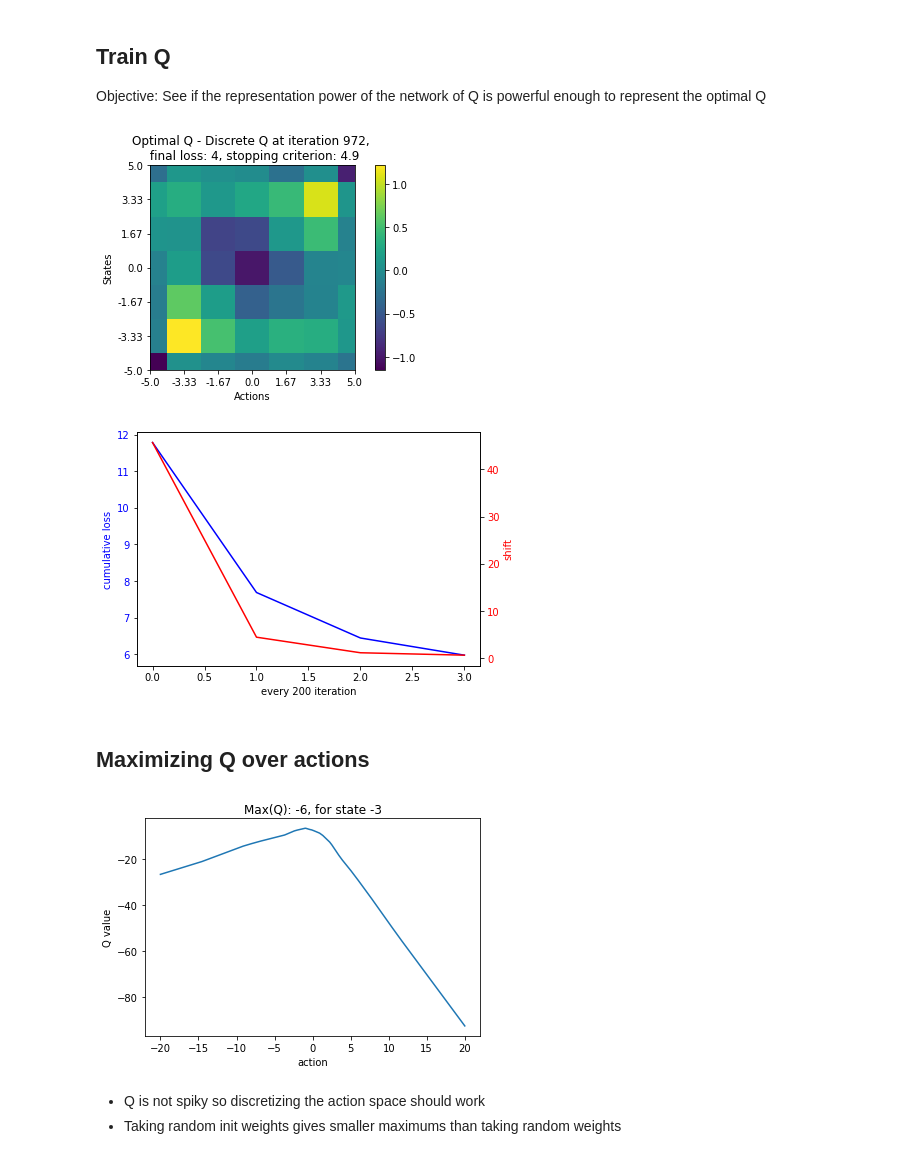
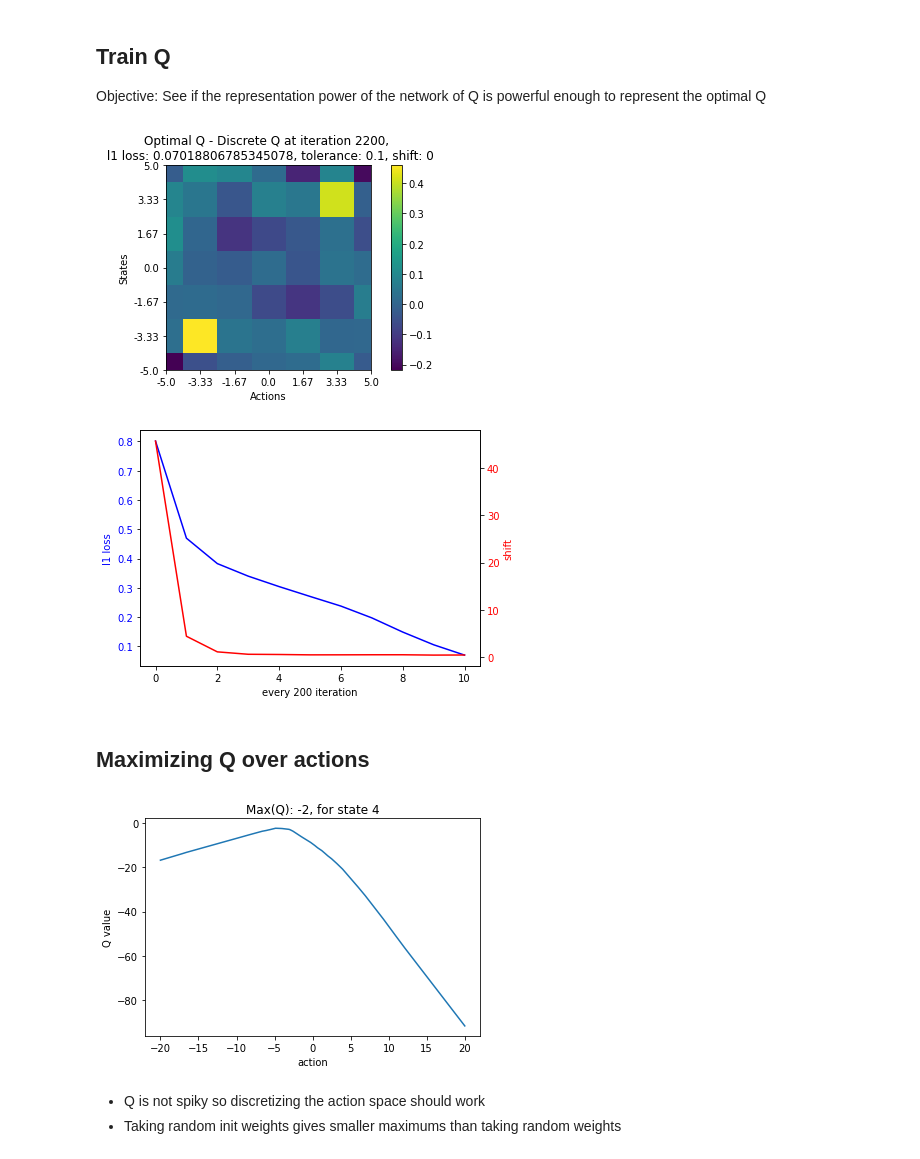
Before and after one commit to theovincent/PBO, a Jupyter notebook: lqr_train_q.ipynb, the cells around one changed output. Drawn from its saved outputs; the diff is of its cells as text; code cells hidden in the pictures.

```diff
--- a/lqr_train_q.ipynb
+++ b/lqr_train_q.ipynb
@@ -153,48 +153,45 @@ Objective: See if the representation power of the network of Q is powerful enoug
 # %%
 import jax.numpy as jnp
 
 from pbo.utils.shared_axis_plot import shared_axis_plot
 
 
 # For visualization
 former_discrete_q = q.discretize(q.to_weights(q.params).reshape((1, -1)), discrete_states, discrete_actions)[0]
-cumulative_losses = []
+l1_losses = []
 shifts = []
 
 iteration = 0
-cumulative_loss = float("inf")
-stopping_criterion = tolerance * data_loader.n_samples
+l1_loss = float("inf")
 
-while cumulative_loss > stopping_criterion and iteration < max_iterations:
-    cumulative_loss = 0
+while l1_loss > tolerance and iteration < max_iterations:
+    cumulative_l2_loss = 0
 
     data_loader.shuffle()
     for batch in data_loader:
         q.params, optimizer_state, loss = learn_on_batch(q.params, optimizer_state, batch)
-        cumulative_loss += loss
+        cumulative_l2_loss += loss
 
     iteration += 1
 
     # Visualization
     if iteration % plot_freq == 0:
         discrete_q = q.discretize(q.to_weights(q.params).reshape((1, -1)), discrete_states, discrete_actions)[0]
+
+        l1_loss = jnp.abs(optimal_q - discrete_q).mean()
         shift = jnp.linalg.norm(discrete_q - former_discrete_q)
 
         q_visu_mesh.set_values(optimal_q - discrete_q)
-        q_visu_mesh.show(f"Optimal Q - Discrete Q at iteration {iteration}, \nloss: {int(cumulative_loss)}, shift: {int(shift)}, stopping criterion: {stopping_criterion}")
+        q_visu_mesh.show(f"Optimal Q - Discrete Q at iteration {iteration}, \n l1 loss: {l1_loss}, tolerance: {tolerance}, shift: {int(shift)}")
 
-        cumulative_losses.append(cumulative_loss)
+        l1_losses.append(l1_loss)
         shifts.append(shift)
         former_discrete_q = discrete_q
 
-final_discrete_q = q.discretize(q.to_weights(q.params).reshape((1, -1)), discrete_states, discrete_actions)[0]
-q_visu_mesh.set_values(optimal_q - final_discrete_q)
-q_visu_mesh.show(f"Optimal Q - Discrete Q at iteration {iteration}, \n final loss: {int(cumulative_loss)}, stopping criterion: {stopping_criterion}")
-
-shared_axis_plot(cumulative_losses, shifts, f"every {plot_freq} iteration", "cumulative loss", "shift")
+shared_axis_plot(l1_losses, shifts, f"every {plot_freq} iteration", "l1 loss", "shift")
 # %% [output]
-[figure, old version]
+[figure, new version]
-[figure, old version]
+[figure, new version]
 # %% [markdown]
 ## Maximizing Q over actions
 # %%
@@ -218,7 +215,7 @@ plt.xlabel("action")
 plt.ylabel("Q value")
 _ = plt.title(f"Max(Q): {int(q_values.max())}, for state {int(random_state[0])}")
 # %% [output]
-[figure, old version]
+[figure, new version]
 # %% [markdown]
 - Q is not spiky so discretizing the action space should work
 - Taking random init weights gives smaller maximums than taking random weights
```
Also changed, not shown: 8 other files.
